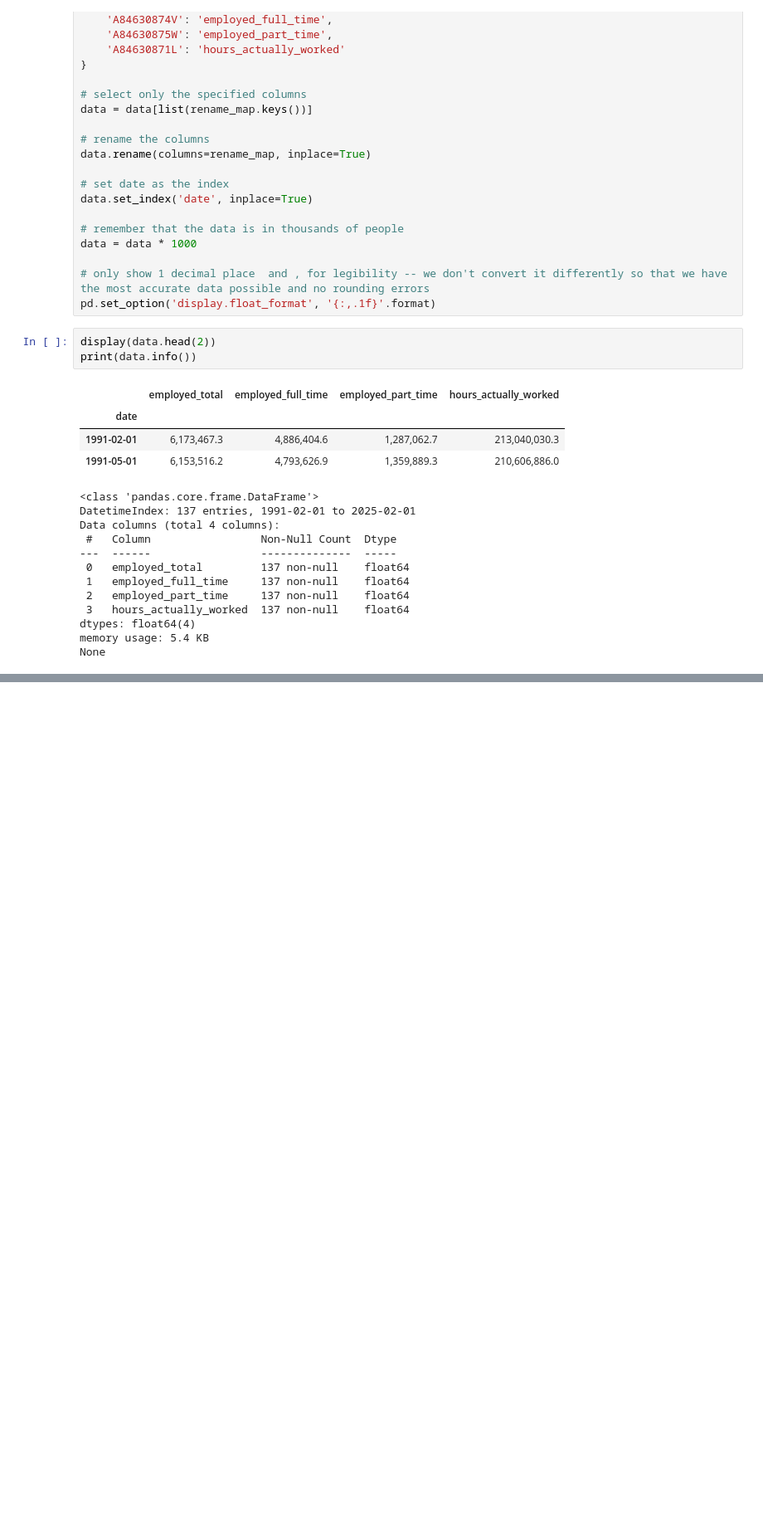
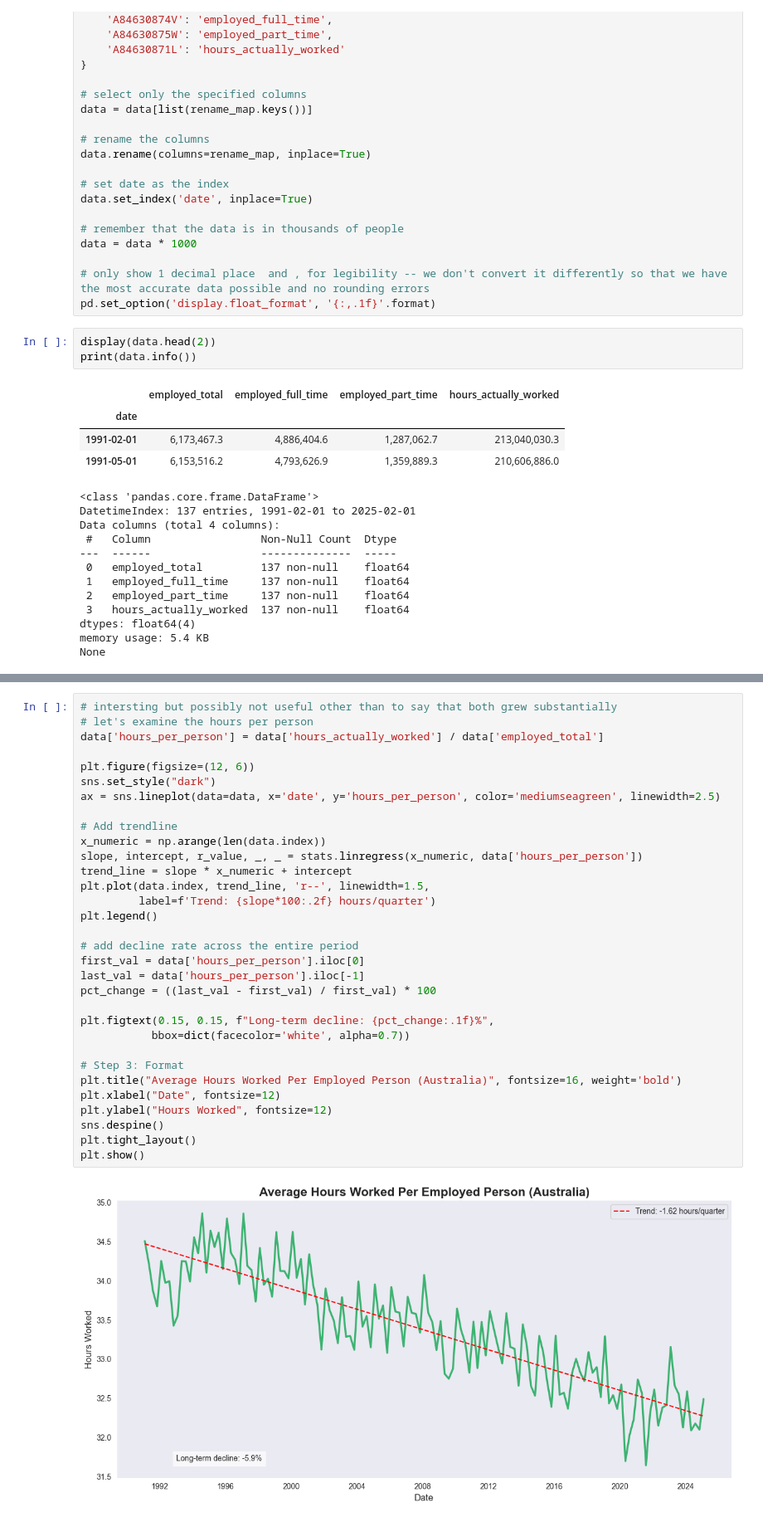
Before and after one commit to accidentalscientist/daily-data-analytics-may2025, a Jupyter notebook: day23/employment_part2.ipynb, the cells around one changed output, grey strips where cells are left out. Shown: that part at 83% size. Saved outputs shown, nothing was run; the diff lists cells and outputs as text; blank space fills up the shorter version.

```diff
--- a/day23/employment_part2.ipynb
+++ b/day23/employment_part2.ipynb
@@ -55,0 +123,34 @@ None
+# %%
+# intersting but possibly not useful other than to say that both grew substantially
+# let's examine the hours per person
+data['hours_per_person'] = data['hours_actually_worked'] / data['employed_total']
+
+plt.figure(figsize=(12, 6))
+sns.set_style("dark")
+ax = sns.lineplot(data=data, x='date', y='hours_per_person', color='mediumseagreen', linewidth=2.5)
+
+# Add trendline
+x_numeric = np.arange(len(data.index))
+slope, intercept, r_value, _, _ = stats.linregress(x_numeric, data['hours_per_person'])
+trend_line = slope * x_numeric + intercept
+plt.plot(data.index, trend_line, 'r--', linewidth=1.5,
+         label=f'Trend: {slope*100:.2f} hours/quarter')
+plt.legend()
+
+# add decline rate across the entire period
+first_val = data['hours_per_person'].iloc[0]
+last_val = data['hours_per_person'].iloc[-1]
+pct_change = ((last_val - first_val) / first_val) * 100
+
+plt.figtext(0.15, 0.15, f"Long-term decline: {pct_change:.1f}%",
+           bbox=dict(facecolor='white', alpha=0.7))
+
+# Step 3: Format
+plt.title("Average Hours Worked Per Employed Person (Australia)", fontsize=16, weight='bold')
+plt.xlabel("Date", fontsize=12)
+plt.ylabel("Hours Worked", fontsize=12)
+sns.despine()
+plt.tight_layout()
+plt.show()
+# %% [output]
+[figure, added]
```
Also changed, not shown: parts of 5 cells of this notebook.
